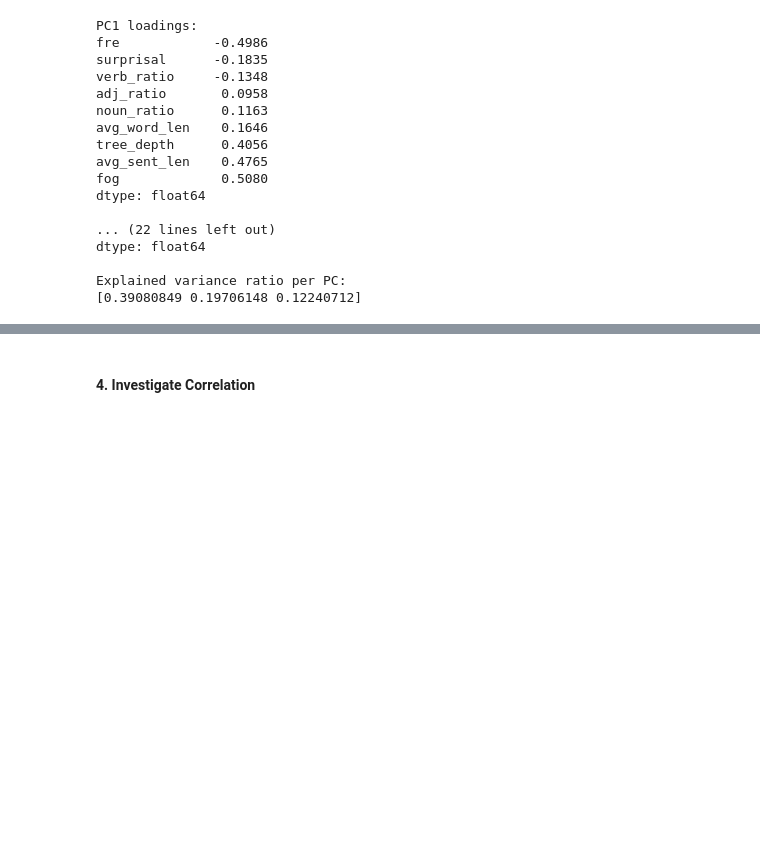
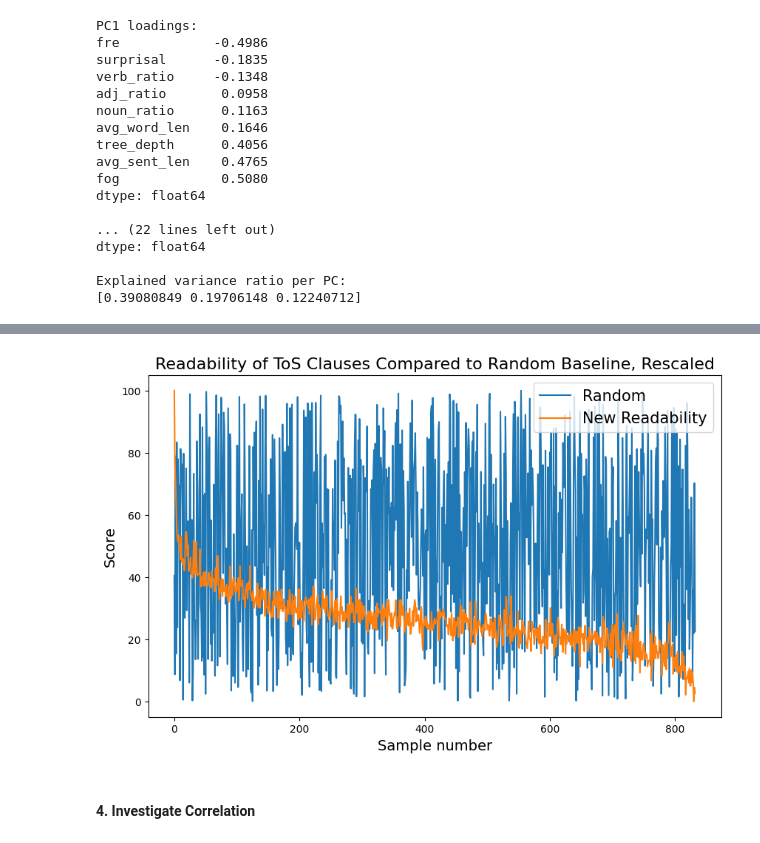
Before and after one commit to kristinemcl/tos-analysis, a Jupyter notebook: analyze.ipynb, the cells around one changed output, grey strips where cells are left out. Cells and saved outputs as stored; diff of their text form; code cells hidden in the pictures; blank space fills up the shorter version.

```diff
--- a/analyze.ipynb
+++ b/analyze.ipynb
@@ -513,3 +632,23 @@ plt.show()
+# %%
+# Rescale readability score to FRE bounds (0-100) to compare to random baseline. Min-max normalization
+results_sorted["readability_scaled"] = (
+    (results_sorted["readability"] - results_sorted["readability"].min()) /
+    (results_sorted["readability"].max() - results_sorted["readability"].min())
+) * 100
+
+x = list(range(0, len(results_sorted)))
+plt.figure(figsize=(10, 6))
+plt.plot(x, results_sorted['random'].tolist(), label='Random')
+plt.plot(x, results_sorted['readability_scaled'].tolist(), label='New Readability')
+
+plt.xlabel('Sample number', fontsize=14)
+plt.ylabel('Score', fontsize=14)
+plt.title('Readability of ToS Clauses Compared to Random Baseline, Rescaled', fontsize=16)
+
+plt.legend(fontsize=15)
+plt.show()
+# %% [output]
+[figure, added]
 # %% [markdown]
 <h4>4. Investigate Correlation</h4>
 # %%
```
Also changed, not shown: parts of 18 cells of this notebook.
